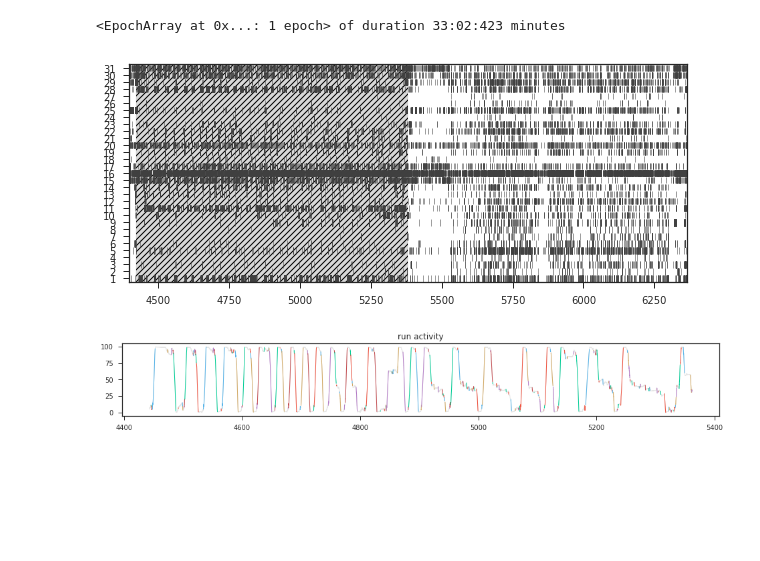
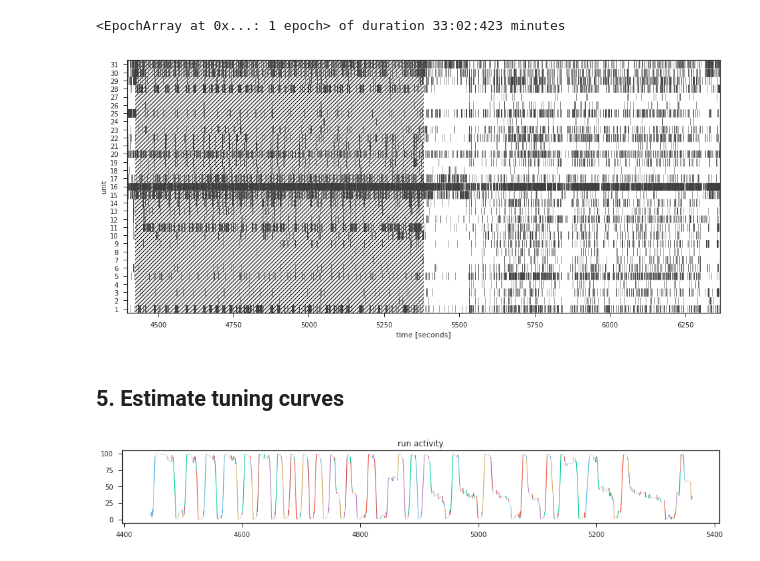
Before and after one commit to nelpy/example-analyses, a Jupyter notebook: LinearTrackDemo.ipynb, the cells around one changed output. Cells and saved outputs as stored; diff of their text form; code cells hidden in the pictures; blank space fills up the shorter version.

Commit message:
Updated LinearTrackDemo

```diff
--- a/LinearTrackDemo.ipynb
+++ b/LinearTrackDemo.ipynb
@@ -256,0 +305,13 @@ ax = npl.plot(pos1d.smooth(sigma=0.5))
+# %%
+sigmas = [0, 0.1, 0.3] # smooth trajectory in time, with sigma = 100 ms (=0.1 seconds)
+
+fig, axes = plt.subplots(ncols=3, figsize=(16,4))
+
+for sigma, ax in zip(sigmas, axes):
+    npl.plot2d(pos.smooth(sigma=sigma), lw=0.5, color='0.3', ax=ax)
+    ax.set_aspect('equal')
+    ax.set_xlabel('x position')
+    ax.set_ylabel('y position')
+    npl.utils.clear_right(ax)
+    npl.utils.clear_top(ax)
+    ax.set_title('Smoothed trajectory, $\sigma$={} ms'.format(round(sigma*1000)))
@@ -256,0 +352,4 @@ ax = npl.plot(pos1d.smooth(sigma=0.5))
+# %%
+pos1d = nel.AnalogSignalArray(Xlinear, timestamps=pos.time, support=pos.support, fs=60)
+print('pos:  ', pos)
+print('pos1d:', pos1d)
@@ -256,0 +361,6 @@ ax = npl.plot(pos1d.smooth(sigma=0.5))
+# %%
+ax = npl.plot(pos1d)
+ax.set_xlabel('time [s]')
+ax.set_ylabel('linearized position (%)')
+npl.utils.clear_right(ax)
+npl.utils.clear_top(ax)
@@ -263,3 +373,3 @@ mat['spikes'][0].shape
 # %%
 # Epoch for which spikes were sorted
-session_bounds = nel.EpochArray(mat['spikes'][9][0]['timerange'].ravel()[0])
+session_bounds = nel.EpochArray(mat['spikes'][0][0]['timerange'].ravel()[0])
@@ -295,13 +403,17 @@ rest.domain
 # %% [output]
 <EpochArray at 0x...: 1 epoch> of duration 33:02:423 minutes
 # %%
-with npl.FigureManager(show=True, figsize=(10,4)) as (fig, ax):
+with npl.FigureManager(show=True, figsize=(16,7)) as (fig, ax):
     npl.utils.skip_if_no_output(fig)
     npl.rasterplot(st, lw=0.5, ax=ax)
-    npl.epochplot(~rest, alpha=0.3)
+    npl.epochplot(~sleep_box, alpha=0.1)
     ax.set_xlim(*session_bounds.time)
+    ax.set_xlabel('time [seconds]')
+    ax.set_ylabel('unit')
 # %% [output]
-[figure, old version]
+[figure, new version]
+# %% [markdown]
+## 5. Estimate tuning curves
 # %%
 sigma_100ms = 0.1
 speed1 = nel.utils.dxdt_AnalogSignalArray(pos1d, smooth=True, sigma=sigma_100ms)
```
Also changed, not shown: parts of 79 cells of this notebook.
